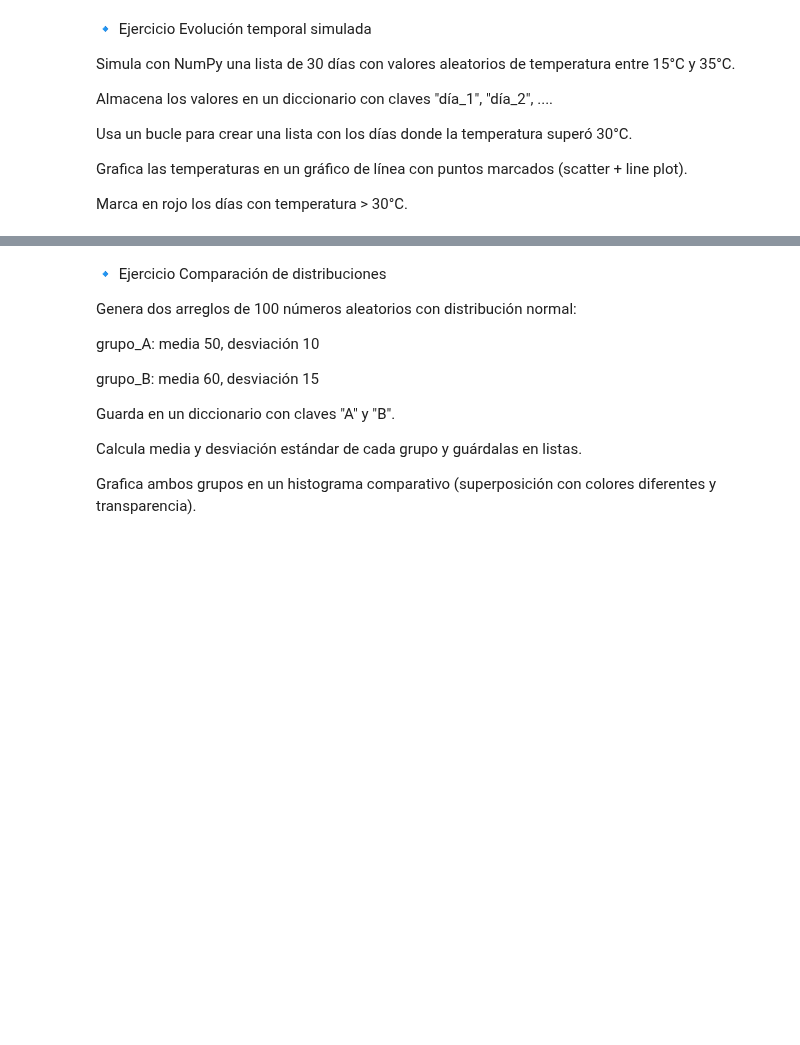
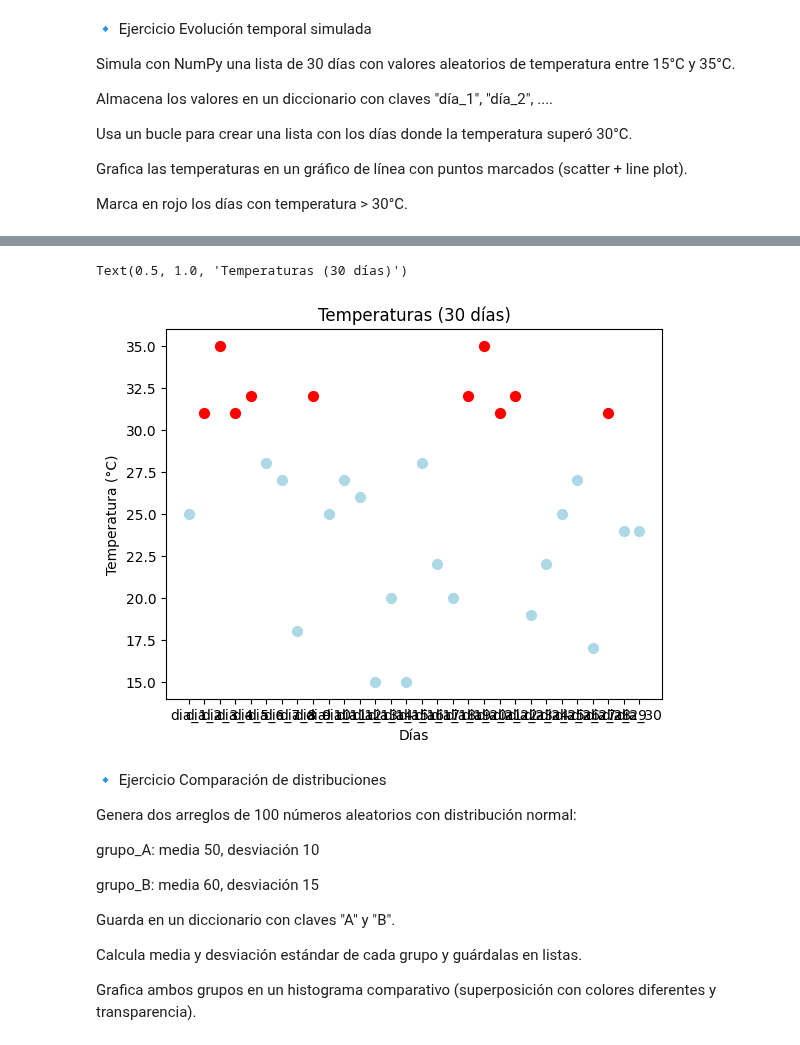
Before and after one commit to Fernando-JAL/Neurociencias-2026-1, a Jupyter notebook: S04_parciales/Parcial_1_profe.ipynb, the cells around one changed output, grey strips where cells are left out. Cells and saved outputs as stored; diff of their text form; code cells hidden in the pictures; blank space fills up the shorter version.

```diff
--- a/S04_parciales/Parcial_1_profe.ipynb
+++ b/S04_parciales/Parcial_1_profe.ipynb
@@ -32,0 +153,9 @@ Marca en rojo los días con temperatura > 30°C.
+# %%
+# Usa un bucle para crear una lista con los días donde la temperatura superó 30°C.
+temp30 = []
+
+for dia, temp in tempdias.items():
+    if temp > 30:
+        temp30.append(dia)
+
+print("Días con más de 30°C:", dias_calor)
@@ -33,3 +187,16 @@ Marca en rojo los días con temperatura > 30°C.
+# %%
+# Marca en rojo los días con temperatura > 30°C.
+for i, temp in enumerate(temps):
+    if temp > 30:
+        plt.scatter(dias[i], temp, color='red', s=50, label='>30°C' if i == 0 else "")
+    else:
+        plt.scatter(dias[i], temp, color='lightblue', s=50)
+plt.xlabel("Días")
+plt.ylabel("Temperatura (°C)")
+plt.title("Temperaturas (30 días)")
+# %% [output]
+Text(0.5, 1.0, 'Temperaturas (30 días)')
+[figure, added]
 # %% [markdown]
 🔹 Ejercicio Comparación de distribuciones
 
```
Also changed, not shown: parts of 33 cells of this notebook.
